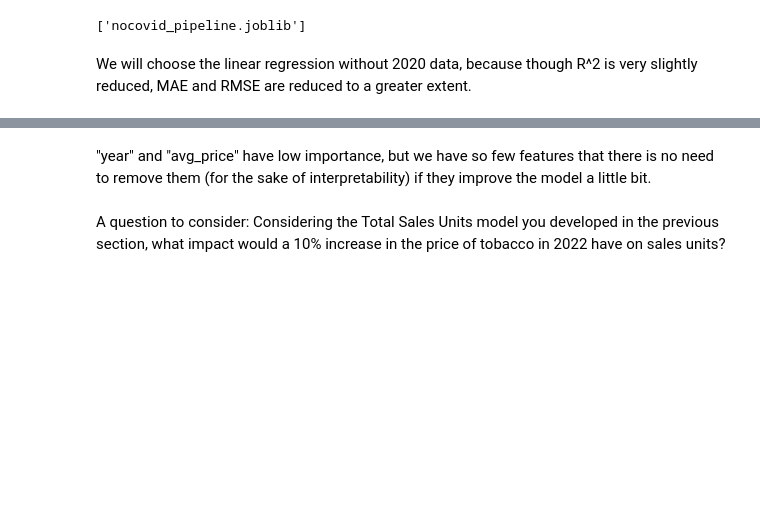
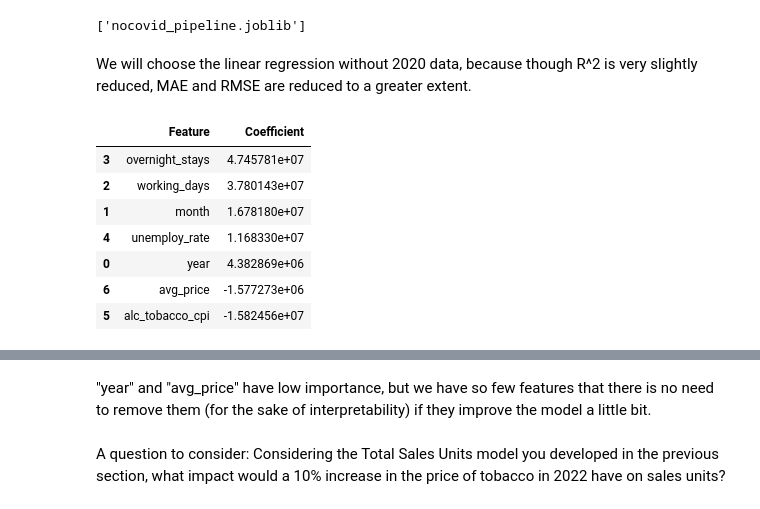
Before and after one commit to badek23/tobaccosales, a Jupyter notebook: notebook.ipynb, the cells around one changed output, grey strips where cells are left out. Saved outputs shown, nothing was run; the diff lists cells and outputs as text; code cells hidden in the pictures; blank space fills up the shorter version.

```diff
--- a/notebook.ipynb
+++ b/notebook.ipynb
@@ -480,12 +480,24 @@ We will choose the linear regression without 2020 data, because though R^2 is ve
 # %%
 # Extract feature importance from the linear regression model and put into a Dataframe
 
 regressor = pipeline.named_steps['regressor']
 
 feature_importance = pd.DataFrame({
     'Feature': X_drop.columns,
     'Coefficient': regressor.coef_
 })
+
+sorted_fi = feature_importance.sort_values(by="Coefficient", ascending=False)
+sorted_fi
+# %% [output]
+|  | Feature | Coefficient |
+| 3 | overnight_stays | 4.745781e+07 |
+| 2 | working_days | 3.780143e+07 |
+| 1 | month | 1.678180e+07 |
+| 4 | unemploy_rate | 1.168330e+07 |
+| 0 | year | 4.382869e+06 |
+| 6 | avg_price | -1.577273e+06 |
+| 5 | alc_tobacco_cpi | -1.582456e+07 |
 # %%
 # Let's plot feature importance.
 
```
Also changed, not shown: parts of 1 cell of this notebook.
